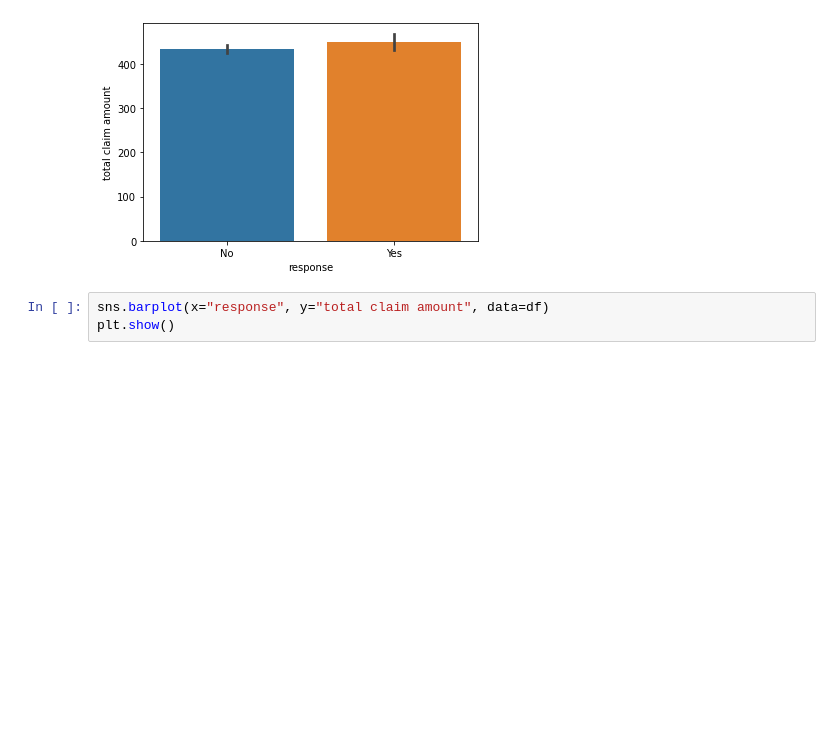
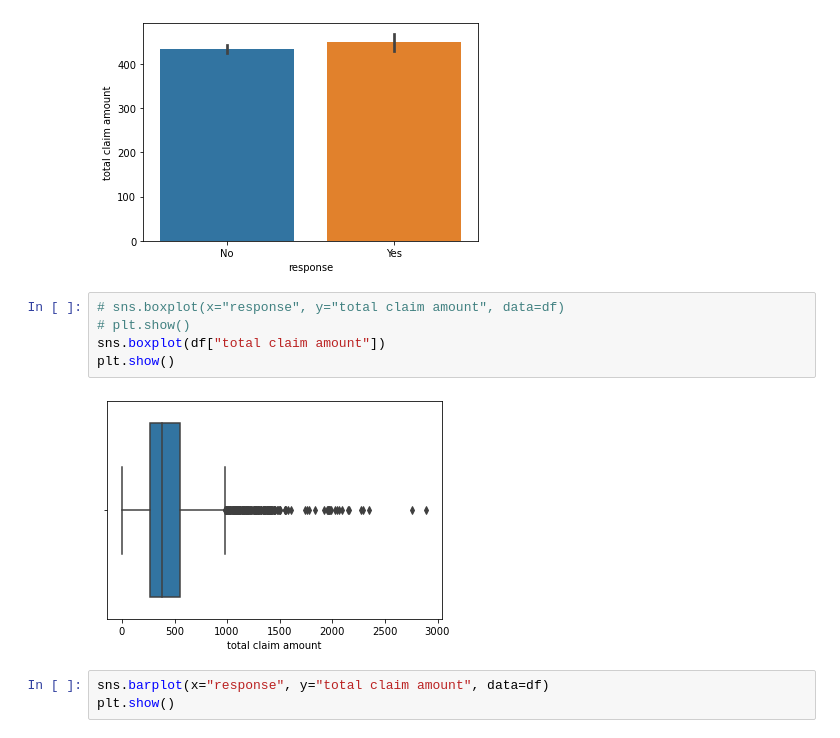
Before and after one commit to Jesus-Almansa/lab-customer-analysis-round-2, a Jupyter notebook: files_for_lab/csv_files/customer_analysis_round2.ipynb, the cells around one changed output. Saved outputs shown, nothing was run; the diff lists cells and outputs as text; blank space fills up the shorter version.

```diff
--- a/files_for_lab/csv_files/customer_analysis_round2.ipynb
+++ b/files_for_lab/csv_files/customer_analysis_round2.ipynb
@@ -93,6 +93,13 @@ sns.barplot(x="response", y="total claim amount", data=df)
 plt.show()
 # %% [output]
 [figure]
+# %%
+# sns.boxplot(x="response", y="total claim amount", data=df)
+# plt.show()
+sns.boxplot(df["total claim amount"])
+plt.show()
+# %% [output]
+[figure, added]
 # %%
 sns.barplot(x="response", y="total claim amount", data=df)
 plt.show()
```
